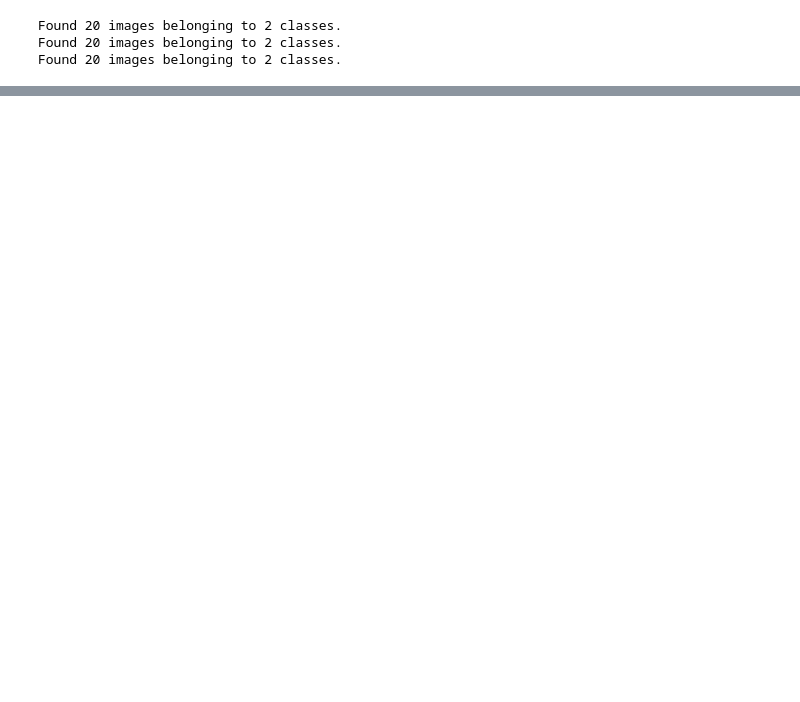
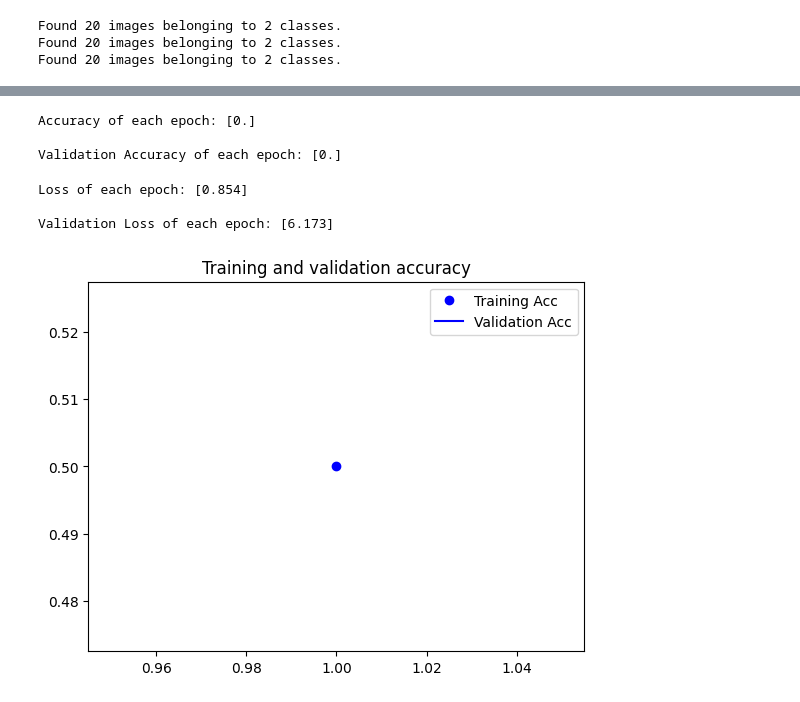
Before and after one commit to Ryu4824/AI_ImgStudy, a Jupyter notebook: CNN 중급 활용/4_4_전이학습.ipynb, the cells around one changed output, grey strips where cells are left out. Cells and saved outputs as stored; diff of their text form; code cells hidden in the pictures; blank space fills up the shorter version.

```diff
--- a/CNN 중급 활용/4_4_전이학습.ipynb
+++ b/CNN 중급 활용/4_4_전이학습.ipynb
@@ -73,3 +73,21 @@ Total params: 143667240 (548.05 MB)
 Trainable params: 143667240 (548.05 MB)
 Non-trainable params: 0 (0.00 Byte)
 _________________________________________________________________
+# %%
+# include_top=False를 통해 완전연결층을 제거하고, 사전학습된 가중치를 가져온다
+vgg = VGG19(input_shape=[224, 224, 3], weights='imagenet', include_top=False)
+
+# 모델의 모든 층에 대하여 훈련이 되지 않도록 한다
+for layer in vgg.layers:
+  layer.trainable = False
+
+# 결과를 Flatten 하여 Dense 층에 붙일 수 있게 한다
+x = Flatten()(vgg.output)
+
+# Flatten된 결과를 Dense층에 입력하여, 분류기 형태가 되게 한다
+# 이진분류이므로 출력층 노드는 1, 활성화함수는 sigmoid. 다중분류에서는 softmax를 사용한다
+prediction = Dense(1, activation='sigmoid')(x) # 현재의 Dense 층만 학습된다
+
+# FunctionalAPI를 이용하여 모델을 구성한다
+model = Model(inputs=vgg.input, outputs=prediction)
+model.summary()
@@ -75,0 +112,10 @@ _________________________________________________________________
+# %%
+model.compile(loss='binary_crossentropy', optimizer='rmsprop', metrics=['acc'])
+# %%
+history = model.fit(
+  train_generator,
+  steps_per_epoch=20,
+  epochs=5,
+  validation_data=validation_generator,
+  validation_steps=10
+  )
@@ -75,0 +127,30 @@ _________________________________________________________________
+# %%
+acc = history.history['acc']
+val_acc = history.history['val_acc']
+loss = history.history['loss']
+val_loss = history.history['val_loss']
+print('Accuracy of each epoch:', np.round(acc))
+print()
+print('Validation Accuracy of each epoch:', np.round(val_acc))
+# %% [output]
+Accuracy of each epoch: [0.]
+
+Validation Accuracy of each epoch: [0.]
+# %%
+print('Loss of each epoch:', np.round(loss, 3))
+print()
+print('Validation Loss of each epoch:', np.round(val_loss, 3))
+# %% [output]
+Loss of each epoch: [0.854]
+
+Validation Loss of each epoch: [6.173]
+# %%
+import matplotlib.pyplot as plt
+epochs = range(1, len(acc) +1)
+plt.plot(epochs, acc, 'bo', label='Training Acc')
+plt.plot(epochs, val_acc, 'b', label='Validation Acc')
+plt.title('Training and validation accuracy')
+plt.legend()
+plt.show()
+# %% [output]
+[figure, added]
```
Also changed, not shown: parts of 7 cells of this notebook.
